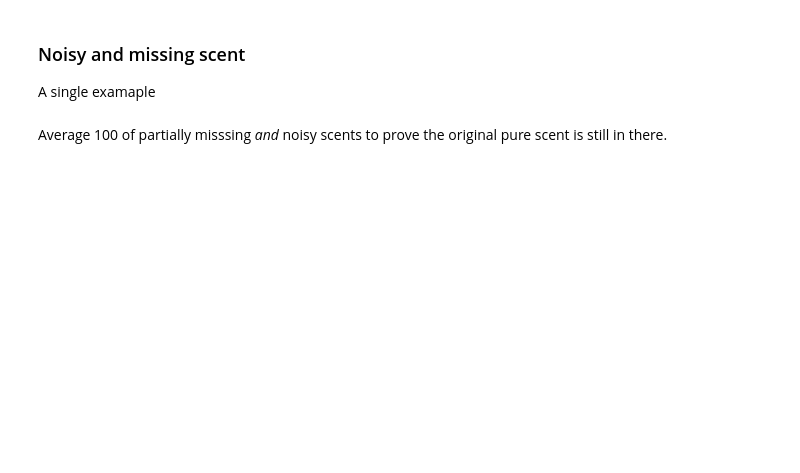
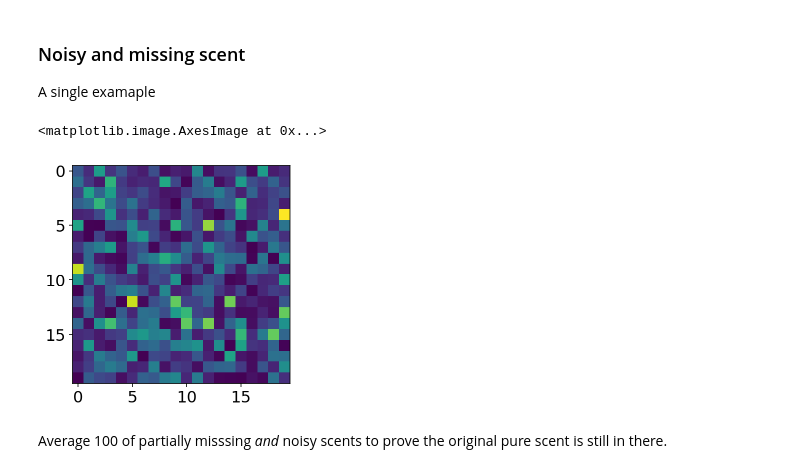
Before and after one commit to parenthetical-e/explorations-book, a Jupyter notebook: book/oh-info.ipynb, the cells around one changed output. Saved outputs shown, nothing was run; the diff lists cells and outputs as text; code cells hidden in the pictures; blank space fills up the shorter version.

```diff
--- a/book/oh-info.ipynb
+++ b/book/oh-info.ipynb
@@ -191,13 +214,16 @@ plt.imshow(scent, interpolation=None)
 A single examaple
 # %%
 amplitude = 1
-noise_sigma = 0.5
+noise_sigma = 1.0
 p_scent = 0.1
-;
+
 coord, scent = create_grid_scent_patches(target_boundary, p=p_scent, amplitude=amplitude, sigma=2)
 scent = add_noise(scent, noise_sigma)
 
 plt.imshow(scent, interpolation=None)
+# %% [output]
+<matplotlib.image.AxesImage at 0x...>
+[figure, added]
 # %% [markdown]
 Average 100 of partially misssing _and_ noisy scents to prove the original pure scent is still in there.
 # %%
```
Also changed, not shown: parts of 17 cells of this notebook.
